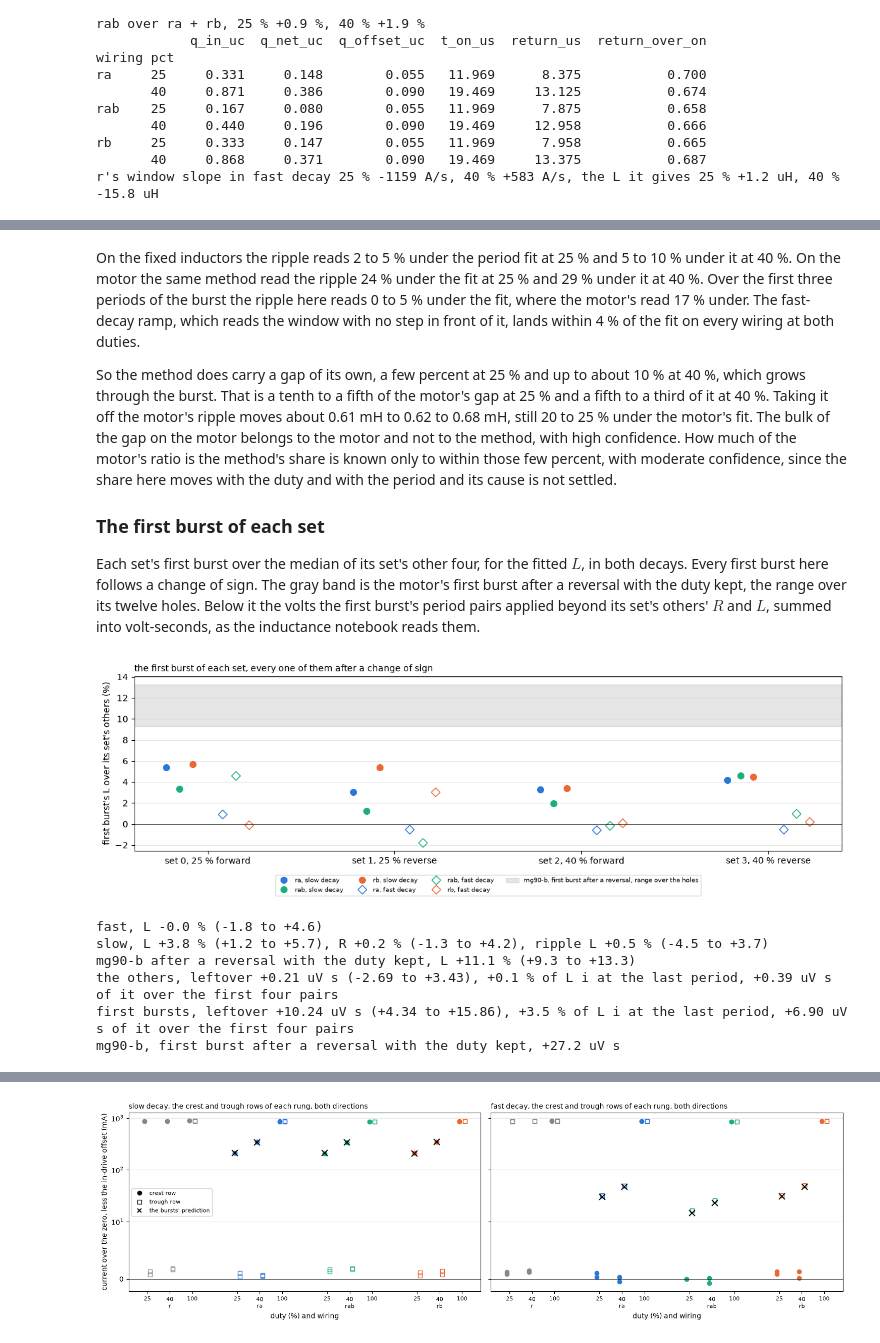
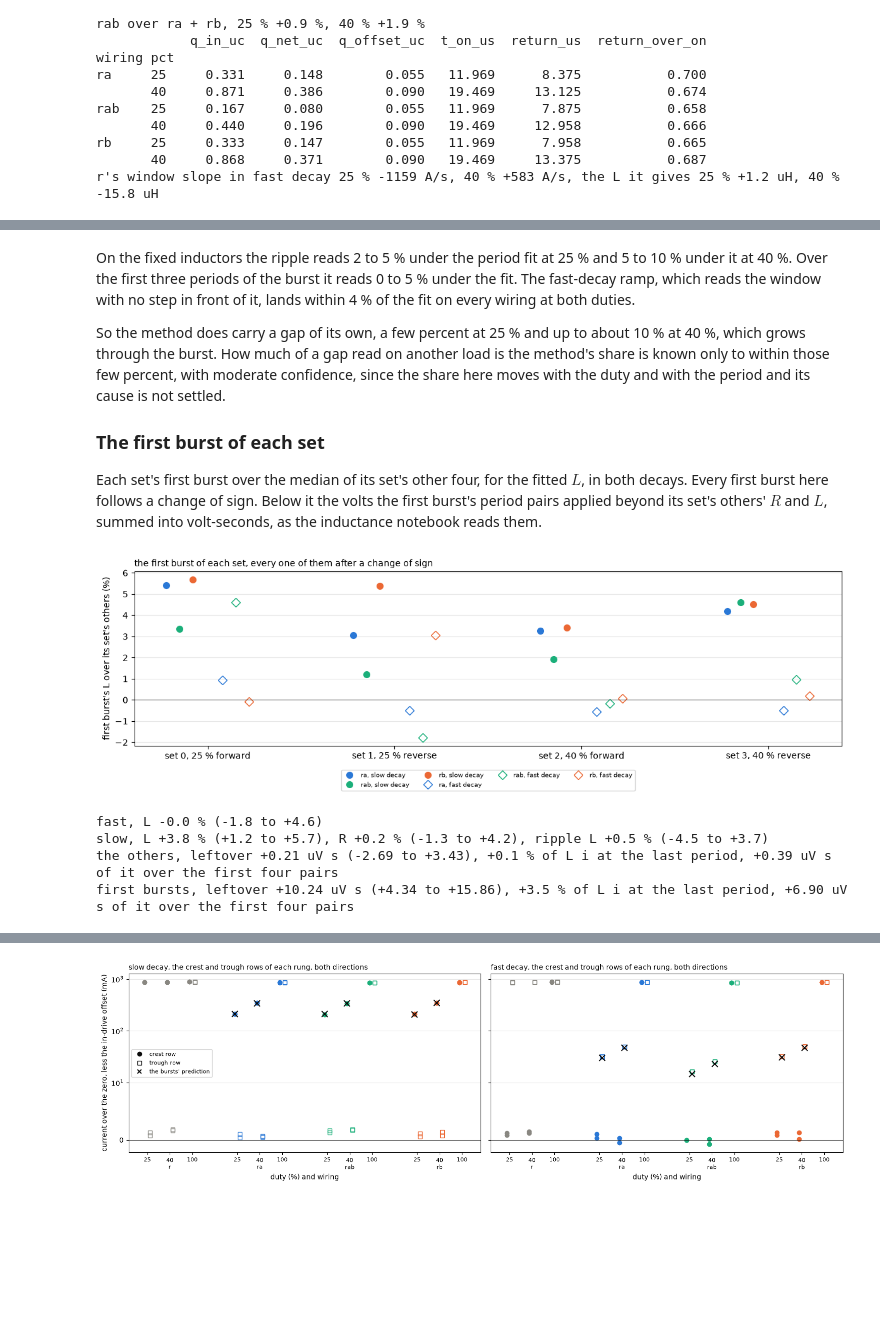
Before and after one commit to OpenServoCore/notebooks, a Jupyter notebook: stages/1-board/bridge-states/bridge-states.ipynb, the cells around one changed output, grey strips where cells are left out. Saved outputs shown, nothing was run; the diff lists cells and outputs as text; code cells hidden in the pictures; blank space fills up the shorter version.

```diff
--- a/stages/1-board/bridge-states/bridge-states.ipynb
+++ b/stages/1-board/bridge-states/bridge-states.ipynb
@@ -1011,5 +1223,5 @@ The three readings of each wiring's inductance side by side, over the nominal, a
 # %%
-# three readings of one inductance per wiring and duty, each over the nominal, and the ripple over the fit here and on the motor
+# three readings of one inductance per wiring and duty, each over the nominal, and the ripple over the fit
 fig, ax = plt.subplots(1, 2, figsize=(15, 4.6), gridspec_kw={"width_ratios": [3, 2]})
 EST = (("fit", "slow decay, period fit", "o"), ("ripple", "slow decay, ripple L, last three periods", "s"), ("fast", "fast decay, the ramp in the window", "D"))
 for j, w in enumerate(INDUCTORS):
@@ -1028,27 +1240,17 @@ ax[0].legend(handles=[Line2D([], [], ls="none", marker=mk, color=INK, mfc="none"
 ax[0].set_title("three readings of each wiring's inductance, the median and range over the bursts", loc="left", fontsize=10)
 
 RATIO = {(w, p): SUM.loc[(w, p), "l_ripple_mh"] / SUM.loc[(w, p), "l_mh"] for w in INDUCTORS for p in DUTIES}
-MOTOR_RATIO = {p: np.mean([IND["l_ripple_mh_by_duty_sign"][f"{p}_{s}"] / IND["l_mh_by_duty_sign"][f"{p}_{s}"] for s in ("fwd", "rev")]) for p in DUTIES}
 for x, pct in enumerate(DUTIES):
     for j, w in enumerate(INDUCTORS):
         ax[1].plot(x + (j - 1) * 0.08, RATIO[(w, pct)], "o", ms=8, color=COLOR[w], label=w if x == 0 else None)
-    ax[1].plot(x + 0.25, MOTOR_RATIO[pct], "s", ms=9, color=INK, label="mg90-b, the motor" if x == 0 else None)
 ax[1].axhline(1, color=MUTED, lw=1, ls="--")
-ax[1].set_xticks(range(len(DUTIES)), [f"{p} %" for p in DUTIES]); ax[1].set_xlim(-0.5, 1.6); ax[1].set_ylim(0.6, 1.05)
+ax[1].set_xticks(range(len(DUTIES)), [f"{p} %" for p in DUTIES]); ax[1].set_xlim(-0.5, 1.5); ax[1].set_ylim(0.85, 1.02)
 ax[1].set_ylabel("ripple L over the period fit's L"); ax[1].grid(alpha=0.3, axis="y"); ax[1].legend(fontsize=8, loc="lower right")
-ax[1].set_title("the gap, here and on the motor", loc="left", fontsize=10)
+ax[1].set_title("the gap between the ripple and the fit", loc="left", fontsize=10)
 plt.tight_layout(); plt.show()
 for p in DUTIES:
     here = [RATIO[(w, p)] for w in INDUCTORS]
-    print(f"{p} %: ripple over fit " + ", ".join(f"{w} {RATIO[(w, p)]:.3f}" for w in INDUCTORS) + f", mg90-b {MOTOR_RATIO[p]:.3f}. "
-          f"The gap here {(1 - max(here)) * 100:.1f} to {(1 - min(here)) * 100:.1f} %, on the motor {(1 - MOTOR_RATIO[p]) * 100:.1f} %")
-print("early ripple over the fit, " + ", ".join(f"{w} {p} % {SUM.loc[(w, p), 'l_ripple_first_mh'] / SUM.loc[(w, p), 'l_mh']:.3f}" for w in INDUCTORS for p in DUTIES)
-      + f". mg90-b {IND['l_ripple_first_mh']['value'] / IND['l_mh']['value']:.3f} over all bursts")
-for p in DUTIES:
-    rip_m = np.mean([IND["l_ripple_mh_by_duty_sign"][f"{p}_{s}"] for s in ("fwd", "rev")])
-    fit_m = np.mean([IND["l_mh_by_duty_sign"][f"{p}_{s}"] for s in ("fwd", "rev")])
-    lo, hi = rip_m / max(RATIO[(w, p)] for w in INDUCTORS), rip_m / min(RATIO[(w, p)] for w in INDUCTORS)
-    print(f"mg90-b at {p} %, ripple {rip_m:.3f} mH over the fit's {fit_m:.3f}; the ripple with the gap here taken off {lo:.3f} to {hi:.3f} mH, "
-          f"{(1 - hi / fit_m) * 100:.0f} to {(1 - lo / fit_m) * 100:.0f} % under the motor's fit")
+    print(f"{p} %: ripple over fit " + ", ".join(f"{w} {RATIO[(w, p)]:.3f}" for w in INDUCTORS) + f". The gap {(1 - max(here)) * 100:.1f} to {(1 - min(here)) * 100:.1f} %")
+print("early ripple over the fit, " + ", ".join(f"{w} {p} % {SUM.loc[(w, p), 'l_ripple_first_mh'] / SUM.loc[(w, p), 'l_mh']:.3f}" for w in INDUCTORS for p in DUTIES))
 print("fast ramp over the period fit, " + ", ".join(f"{w} {p} % {FSUM.loc[(w, p), 'l_mh'] / SUM.loc[(w, p), 'l_mh']:.3f}" for w in INDUCTORS for p in DUTIES))
 # %% [output]
@@ -1061,12 +1261,12 @@ mg90-b at 40 %, ripple 0.612 mH over the fit's 0.857; the ripple with the gap he
 fast ramp over the period fit, ra 25 % 0.993, ra 40 % 0.963, rab 25 % 0.998, rab 40 % 0.999, rb 25 % 0.997, rb 40 % 0.962
 # %% [markdown]
-On the fixed inductors the ripple reads 2 to 5 % under the period fit at 25 % and 5 to 10 % under it at 40 %. On the motor the same method read the ripple 24 % under the fit at 25 % and 29 % under it at 40 %. Over the first three periods of the burst the ripple here reads 0 to 5 % under the fit, where the motor's read 17 % under. The fast-decay ramp, which reads the window with no step in front of it, lands within 4 % of the fit on every wiring at both duties.
+On the fixed inductors the ripple reads 2 to 5 % under the period fit at 25 % and 5 to 10 % under it at 40 %. Over the first three periods of the burst it reads 0 to 5 % under the fit. The fast-decay ramp, which reads the window with no step in front of it, lands within 4 % of the fit on every wiring at both duties.
 
-So the method does carry a gap of its own, a few percent at 25 % and up to about 10 % at 40 %, which grows through the burst. That is a tenth to a fifth of the motor's gap at 25 % and a fifth to a third of it at 40 %. Taking it off the motor's ripple moves about 0.61 mH to 0.62 to 0.68 mH, still 20 to 25 % under the motor's fit. The bulk of the gap on the motor belongs to the motor and not to the method, with high confidence. How much of the motor's ratio is the method's share is known only to within those few percent, with moderate confidence, since the share here moves with the duty and with the period and its cause is not settled.
+So the method does carry a gap of its own, a few percent at 25 % and up to about 10 % at 40 %, which grows through the burst. How much of a gap read on another load is the method's share is known only to within those few percent, with moderate confidence, since the share here moves with the duty and with the period and its cause is not settled.
 
 ### The first burst of each set
 
-Each set's first burst over the median of its set's other four, for the fitted $L$, in both decays. Every first burst here follows a change of sign. The gray band is the motor's first burst after a reversal with the duty kept, the range over its twelve holes. Below it the volts the first burst's period pairs applied beyond its set's others' $R$ and $L$, summed into volt-seconds, as the inductance notebook reads them.
+Each set's first burst over the median of its set's other four, for the fitted $L$, in both decays. Every first burst here follows a change of sign. Below it the volts the first burst's period pairs applied beyond its set's others' $R$ and $L$, summed into volt-seconds, as the inductance notebook reads them.
 # %%
 # each set's first burst over the median of its other four, on the slow fits and the fast ramps
 rows = []
@@ -1079,42 +1279,36 @@ JUMP = pd.DataFrame(rows)
 # the volts each first burst's period pairs applied beyond its set's others' R and L, summed into volt-seconds, as the inductance notebook reads them
 rows = []
 for (w, s_), grp in FITS[FITS["wiring"] != "r"].groupby(["wiring", FITS["k"] // 5]):
     rest = grp[grp["k"] % 5 != 0]
     r, l = rest["r_ohm"].median() * K, rest["l_mh"].median() * K * 1e-3     # back on the window's own scale
     for _, f in grp.iterrows():
         P = PER[f["idx"]]
         i, v = P["i_a"].to_numpy(), P["v_v"].to_numpy()
         e_ = v[:-1] - r * (i[1:] + i[:-1]) / 2 - l * np.diff(i) / T_S
         rows.append({"wiring": w, "first": f["k"] % 5 == 0, "flux_uvs": e_.sum() * T_S * 1e6, "share_pct": e_.sum() * T_S / (l * i[-1]) * 100,
                      "early_flux_uvs": e_[:4].sum() * T_S * 1e6})
 EMF = pd.DataFrame(rows)
-g3 = IND["l_first_jump_pct_by_change"]["g3_reversal"]                   # the motor's reversal with the duty kept
 fig, ax = plt.subplots(figsize=(12, 4))
 for j, (dec, mk) in enumerate((("slow", "o"), ("fast", "D"))):
     for w in INDUCTORS:
         g = JUMP[(JUMP["decay"] == dec) & (JUMP["wiring"] == w)]
         ax.plot(g["set"] + (j - 0.5) * 0.3 + (INDUCTORS.index(w) - 1) * 0.07, g["l_mh"], mk, ms=7, color=COLOR[w], mfc=COLOR[w] if dec == "slow" else "none",
                 label=f"{w}, {dec} decay" if True else None)
-ax.axhspan(g3["lo"], g3["hi"], color=INK, alpha=0.1, label="mg90-b, first burst after a reversal, range over the holes")
 ax.axhline(0, color=INK, lw=0.5)
 ax.set_xticks(range(4), ["set 0, 25 % forward", "set 1, 25 % reverse", "set 2, 40 % forward", "set 3, 40 % reverse"])
 ax.set_ylabel("first burst's L over its set's others (%)"); ax.grid(alpha=0.3, axis="y"); ax.legend(fontsize=7, ncol=4, loc="upper center", bbox_to_anchor=(0.5, -0.12))
 ax.set_title("the first burst of each set, every one of them after a change of sign", loc="left", fontsize=10)
 plt.tight_layout(); plt.show()
 for dec, g in JUMP.groupby("decay"):
     print(f"{dec}, L {g['l_mh'].median():+.1f} % ({g['l_mh'].min():+.1f} to {g['l_mh'].max():+.1f})"
           + (f", R {g['r_ohm'].median():+.1f} % ({g['r_ohm'].min():+.1f} to {g['r_ohm'].max():+.1f}), ripple L {g['l_ripple_mh'].median():+.1f} % ({g['l_ripple_mh'].min():+.1f} to {g['l_ripple_mh'].max():+.1f})" if dec == "slow" else ""))
-print(f"mg90-b after a reversal with the duty kept, L {g3['value']:+.1f} % ({g3['lo']:+.1f} to {g3['hi']:+.1f})")
 for first, g in EMF.groupby("first"):
     print(f"{'first bursts' if first else 'the others'}, leftover {g['flux_uvs'].median():+.2f} uV s ({g['flux_uvs'].min():+.2f} to {g['flux_uvs'].max():+.2f}), "
           f"{g['share_pct'].median():+.1f} % of L i at the last period, {g['early_flux_uvs'].median():+.2f} uV s of it over the first four pairs")
-print(f"mg90-b, first burst after a reversal with the duty kept, {IND['leftover_flux_uvs_by_change']['g3']['value']:+.1f} uV s")
 # %% [output]
-[figure, old version]
+[figure, new version]
 fast, L -0.0 % (-1.8 to +4.6)
 slow, L +3.8 % (+1.2 to +5.7), R +0.2 % (-1.3 to +4.2), ripple L +0.5 % (-4.5 to +3.7)
-mg90-b after a reversal with the duty kept, L +11.1 % (+9.3 to +13.3)
 the others, leftover +0.21 uV s (-2.69 to +3.43), +0.1 % of L i at the last period, +0.39 uV s of it over the first four pairs
 first bursts, leftover +10.24 uV s (+4.34 to +15.86), +3.5 % of L i at the last period, +6.90 uV s of it over the first four pairs
-mg90-b, first burst after a reversal with the duty kept, +27.2 uV s
 # %% [markdown]
```
Also changed, not shown: parts of 23 cells of this notebook, 3 other files.
